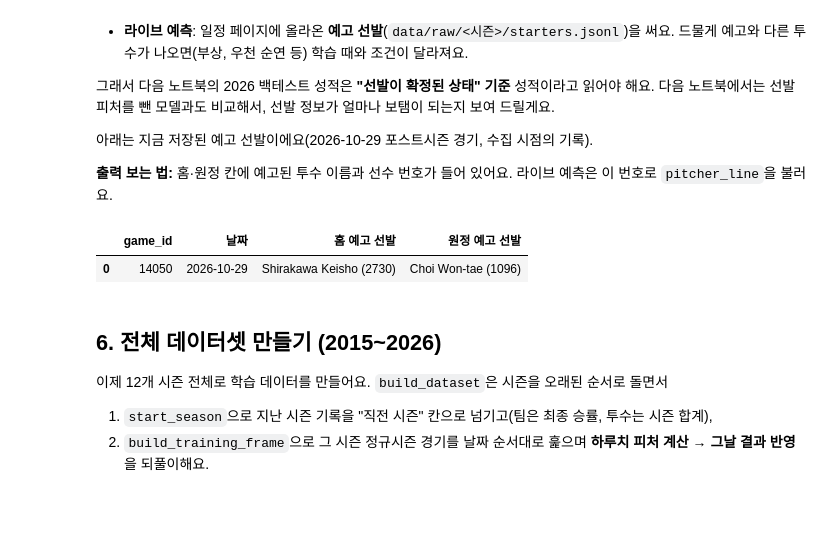
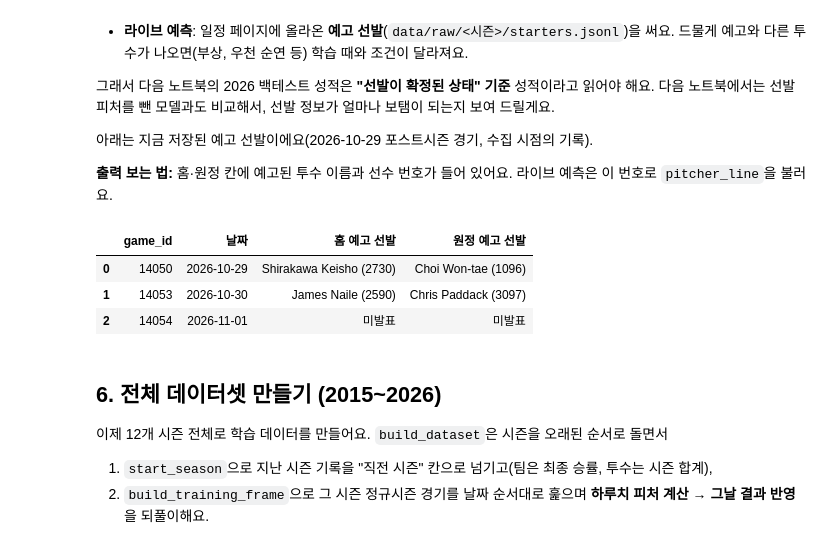
Before and after one commit to kimminseo2323-prog/2610_KBO_predict, a Jupyter notebook: notebooks/02_피처_만들기.ipynb, the cells around one changed output. Cells and saved outputs as stored; diff of their text form; code cells hidden in the pictures; blank space fills up the shorter version.

Commit message:
fix(notebook): 02 예고 선발 표가 미발표(null) 선발을 "미발표"로 보여 주게
경기 전날 미리 예측한 날(11-01)은 starters.jsonl에 home/away가 null로 저장돼 셀 20이 TypeError로 멈췄다
(check_parity 노트북 02 "오류 1"). 셀을 고치고 다시 실행해 출력도 갱신. 전체 parity 다시 통과(모두 같음).

Co-Authored-By: Claude Fable 5.1 <noreply@anthropic.com>

```diff
--- a/notebooks/02_피처_만들기.ipynb
+++ b/notebooks/02_피처_만들기.ipynb
@@ -426,13 +426,16 @@ display(pd.DataFrame(open_rows))
 **출력 보는 법:** 홈·원정 칸에 예고된 투수 이름과 선수 번호가 들어 있어요. 라이브 예측은 이 번호로 `pitcher_line`을 불러요.
 # %%
 announced = raw_store.load_starters(2026)
+# 경기 전날 미리 예측한 날은 예고 선발이 아직 없어 home/away가 None으로 저장돼 있어요 → "미발표"로 표시
+name_id = lambda s: f"{s['name']} ({s['player_id']})" if s else "미발표"
 display(pd.DataFrame([{"game_id": r["game_id"], "날짜": r["date"],
-                       "홈 예고 선발": f"{r['home']['name']} ({r['home']['player_id']})",
-                       "원정 예고 선발": f"{r['away']['name']} ({r['away']['player_id']})"}
+                       "홈 예고 선발": name_id(r["home"]), "원정 예고 선발": name_id(r["away"])}
                       for r in announced.values()]))
 # %% [output]
 |  | game_id | 날짜 | 홈 예고 선발 | 원정 예고 선발 |
 | 0 | 14050 | 2026-10-29 | Shirakawa Keisho (2730) | Choi Won-tae (1096) |
+| 1 | 14053 | 2026-10-30 | James Naile (2590) | Chris Paddack (3097) |
+| 2 | 14054 | 2026-11-01 | 미발표 | 미발표 |
 # %% [markdown]
 ## 6. 전체 데이터셋 만들기 (2015~2026)
 
```
